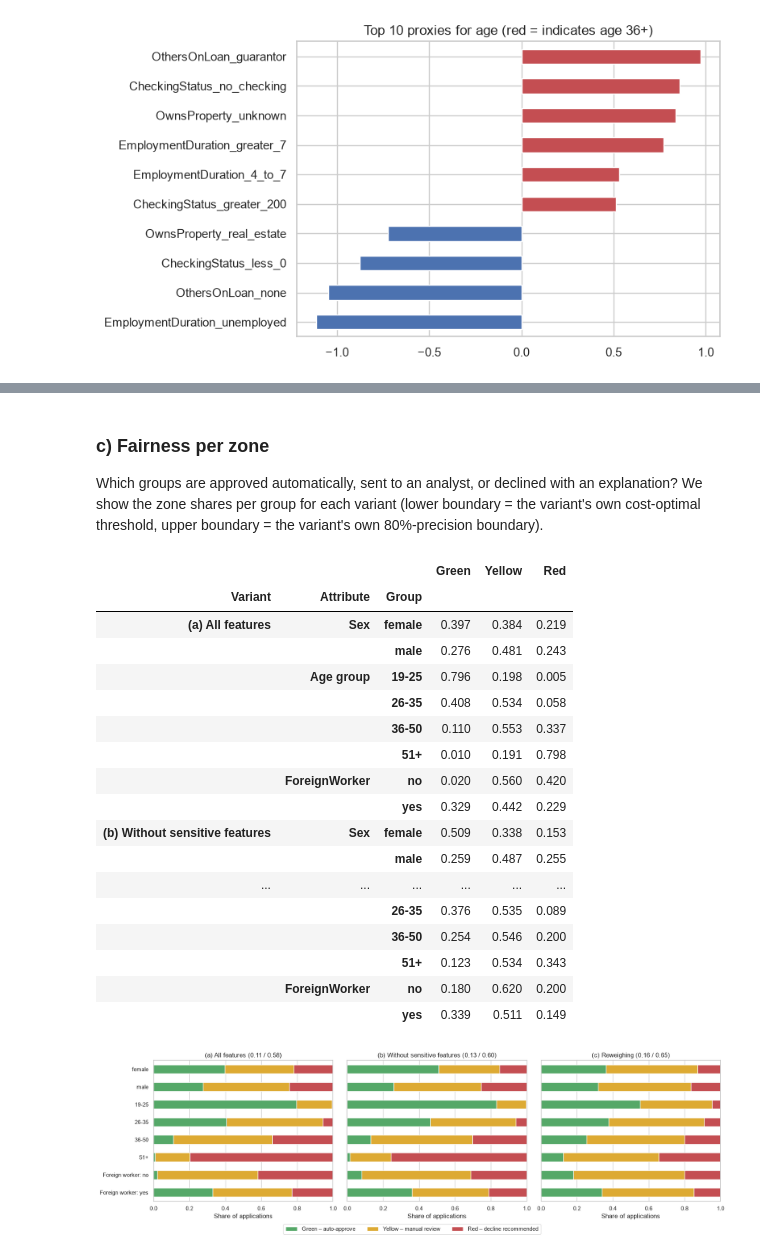
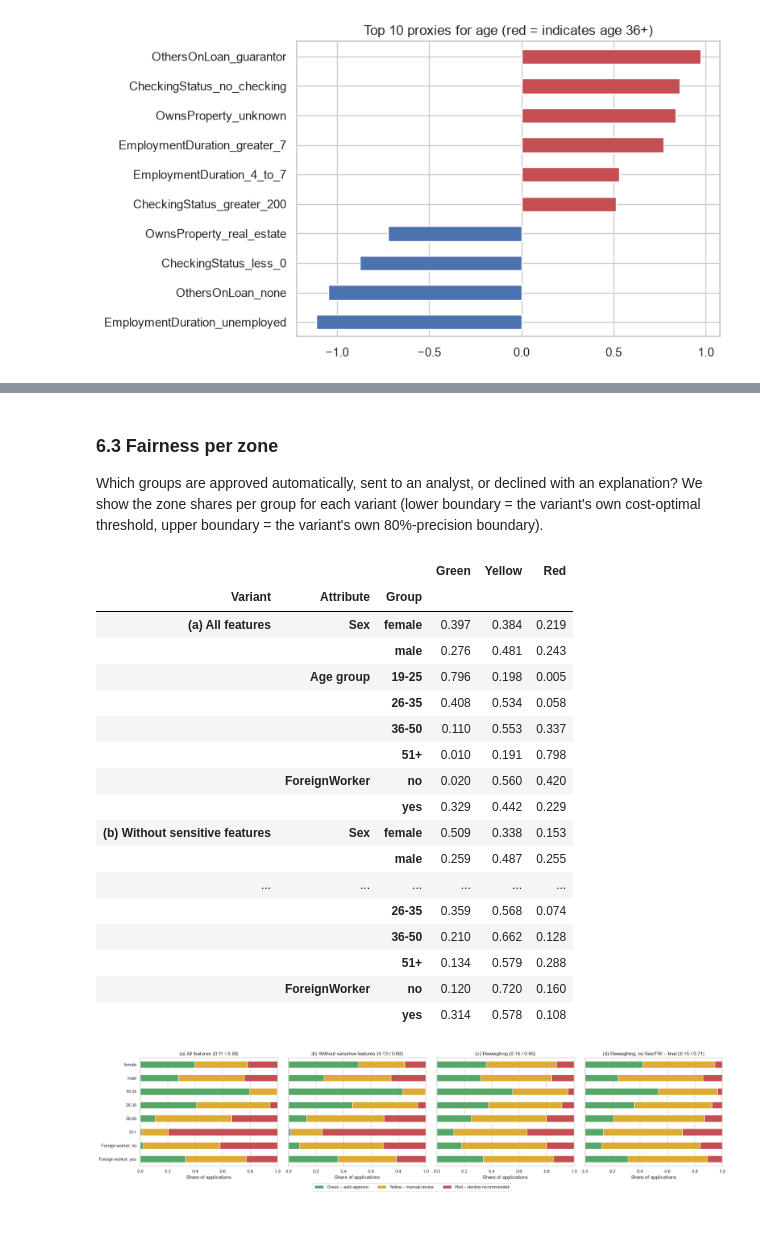
Before and after one commit to cdomat/creditparity, a Jupyter notebook: notebooks/credit_risk_step_6_fairness.ipynb, the cells around one changed output, grey strips where cells are left out. Drawn from its saved outputs; the diff is of its cells as text; code cells hidden in the pictures; blank space fills up the shorter version.

```diff
--- a/notebooks/credit_risk_step_6_fairness.ipynb
+++ b/notebooks/credit_risk_step_6_fairness.ipynb
@@ -47,7 +48,7 @@ RANDOM_STATE = 42
 sns.set_theme(style="whitegrid")
 warnings.filterwarnings("ignore", category=FutureWarning)
 ZONE_COLORS = {"Green": "#55A868", "Yellow": "#DDAA33", "Red": "#C44E52"}
-VARIANT_COLORS = ["#4C72B0", "#8C8C8C", "#55A868"]
+VARIANT_COLORS = ["#4C72B0", "#8C8C8C", "#937860", "#55A868"]
 
 COST_FN, COST_FP = 5, 1
 TARGET_PRECISION = 0.80            # precision rule for the red zone (Step 5)
@@ -113,11 +114,13 @@ def reweighing_weights(data, y_true, keys=("Age group", "Sex", "ForeignWorker"))
 
 ALL_FEATURES = X.columns.tolist()
 NON_SENSITIVE = [c for c in ALL_FEATURES if c not in SENSITIVE]
+NO_SEX_FW = [c for c in ALL_FEATURES if c not in ["Sex", "ForeignWorker"]]
 
 VARIANTS = {
     "(a) All features":              {"features": ALL_FEATURES,  "reweigh": False},
     "(b) Without sensitive features": {"features": NON_SENSITIVE, "reweigh": False},
     "(c) Reweighing":                {"features": ALL_FEATURES,  "reweigh": True},
+    "(d) Reweighing, no Sex/FW – final": {"features": NO_SEX_FW,  "reweigh": True},
 }
 
 def fit_variant(spec, data, y_true, keys=("Age group", "Sex", "ForeignWorker")):
@@ -387,6 +403,6 @@ pd.DataFrame(rows).set_index("Method").round(3)
 **Answer to the key question.** Simply dropping sensitive features is **not enough**. The age information is still in the data through proxies, and the age gap stays at the same level.
 # %% [markdown]
-### c) Fairness per zone
+### 6.3 Fairness per zone
 
 Which groups are approved automatically, sent to an analyst, or declined with an explanation? We show the zone shares per group for each variant (lower boundary = the variant's own cost-optimal threshold, upper boundary = the variant's own 80%-precision boundary).
 # %%
@@ -417,27 +433,27 @@ zone_shares.round(3)
 | (b) Without sensitive features | Sex | female | 0.509 | 0.338 | 0.153 |
 |  |  | male | 0.259 | 0.487 | 0.255 |
 | ... | ... | ... | ... | ... | ... |
-|  |  | 26-35 | 0.376 | 0.535 | 0.089 |
-|  |  | 36-50 | 0.254 | 0.546 | 0.200 |
-|  |  | 51+ | 0.123 | 0.534 | 0.343 |
-|  | ForeignWorker | no | 0.180 | 0.620 | 0.200 |
-|  |  | yes | 0.339 | 0.511 | 0.149 |
+|  |  | 26-35 | 0.359 | 0.568 | 0.074 |
+|  |  | 36-50 | 0.210 | 0.662 | 0.128 |
+|  |  | 51+ | 0.134 | 0.579 | 0.288 |
+|  | ForeignWorker | no | 0.120 | 0.720 | 0.160 |
+|  |  | yes | 0.314 | 0.578 | 0.108 |
 # %%
-fig, axes = plt.subplots(1, 3, figsize=(17, 4.8), sharey=True)
+fig, axes = plt.subplots(1, 4, figsize=(22, 4.8), sharey=True)
 for ax, name in zip(axes, VARIANTS):
     zs = zone_shares.loc[name]
     zs.index = [f"Foreign worker: {g}" if a == "ForeignWorker" else g for a, g in zs.index]
     zs.plot.barh(stacked=True, ax=ax, color=[ZONE_COLORS[z] for z in zs.columns], legend=False)
     ax.set_title(f"{name} ({thresholds[name]:.2f} / {uppers[name]:.2f})")
     ax.set_xlim(0, 1)
     ax.set_xlabel("Share of applications")
     ax.invert_yaxis()
 fig.legend(["Green – auto-approve", "Yellow – manual review", "Red – decline recommended"],
            loc="lower center", ncol=3, bbox_to_anchor=(0.5, -0.06))
 plt.tight_layout()
 plt.show()
 # %% [output]
-[figure, old version]
+[figure, new version]
 # %%
 # Where do the GOOD customers of each age group end up? (counts, out-of-fold)
 def good_customer_zones(p_dict, y_true, data, lowers, upper_dict):
```
Also changed, not shown: parts of 21 cells of this notebook, 4 other files.
